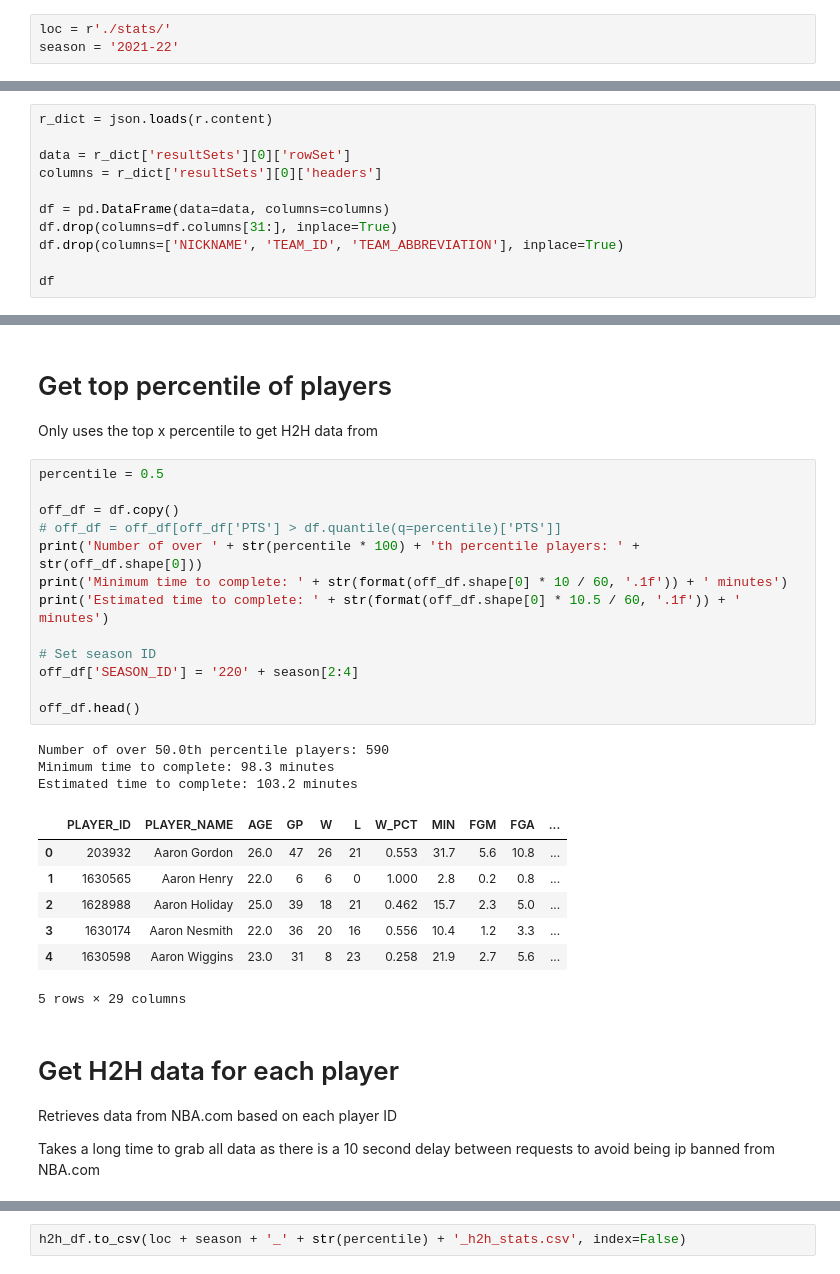
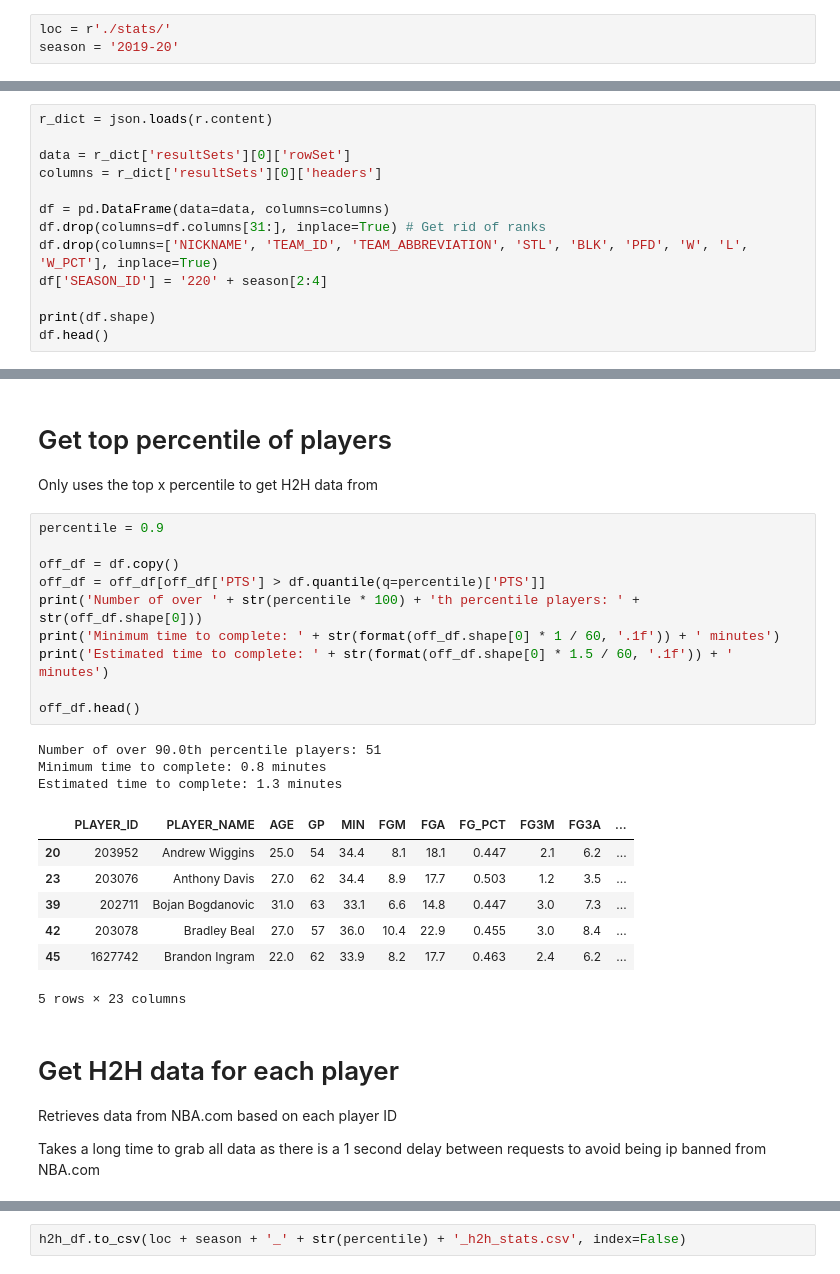
Before and after one commit to Darrick-Oliver/senior-project, a Jupyter notebook: Offensive Scraper.ipynb, the cells around one changed output, grey strips where cells are left out. Cells and saved outputs as stored; diff of their text form.

```diff
--- a/Offensive Scraper.ipynb
+++ b/Offensive Scraper.ipynb
@@ -6,7 +6,7 @@ import json
 import time
 # %%
 loc = r'./stats/'
-season = '2021-22'
+season = '2019-20'
 # %% [markdown]
 # Request offensive data from NBA API
 
@@ -29,8 +29,10 @@ data = r_dict['resultSets'][0]['rowSet']
 columns = r_dict['resultSets'][0]['headers']
 
 df = pd.DataFrame(data=data, columns=columns)
-df.drop(columns=df.columns[31:], inplace=True)
-df.drop(columns=['NICKNAME', 'TEAM_ID', 'TEAM_ABBREVIATION'], inplace=True)
+df.drop(columns=df.columns[31:], inplace=True) # Get rid of ranks
+df.drop(columns=['NICKNAME', 'TEAM_ID', 'TEAM_ABBREVIATION', 'STL', 'BLK', 'PFD', 'W', 'L', 'W_PCT'], inplace=True)
+df['SEASON_ID'] = '220' + season[2:4]
 
-df
+print(df.shape)
+df.head()
 # %% [output]
@@ -52,35 +49,32 @@ df
 
 Only uses the top x percentile to get H2H data from
 # %%
-percentile = 0.5
+percentile = 0.9
 
 off_df = df.copy()
-# off_df = off_df[off_df['PTS'] > df.quantile(q=percentile)['PTS']]
+off_df = off_df[off_df['PTS'] > df.quantile(q=percentile)['PTS']]
 print('Number of over ' + str(percentile * 100) + 'th percentile players: ' + str(off_df.shape[0]))
-print('Minimum time to complete: ' + str(format(off_df.shape[0] * 10 / 60, '.1f')) + ' minutes')
-print('Estimated time to complete: ' + str(format(off_df.shape[0] * 10.5 / 60, '.1f')) + ' minutes')
-
-# Set season ID
-off_df['SEASON_ID'] = '220' + season[2:4]
+print('Minimum time to complete: ' + str(format(off_df.shape[0] * 1 / 60, '.1f')) + ' minutes')
+print('Estimated time to complete: ' + str(format(off_df.shape[0] * 1.5 / 60, '.1f')) + ' minutes')
 
 off_df.head()
 # %% [output]
-Number of over 50.0th percentile players: 590
-Minimum time to complete: 98.3 minutes
-Estimated time to complete: 103.2 minutes
+Number of over 90.0th percentile players: 51
+Minimum time to complete: 0.8 minutes
+Estimated time to complete: 1.3 minutes
-|  | PLAYER_ID | PLAYER_NAME | AGE | GP | W | L | W_PCT | MIN | FGM | FGA | ... |
-| 0 | 203932 | Aaron Gordon | 26.0 | 47 | 26 | 21 | 0.553 | 31.7 | 5.6 | 10.8 | ... |
-| 1 | 1630565 | Aaron Henry | 22.0 | 6 | 6 | 0 | 1.000 | 2.8 | 0.2 | 0.8 | ... |
-| 2 | 1628988 | Aaron Holiday | 25.0 | 39 | 18 | 21 | 0.462 | 15.7 | 2.3 | 5.0 | ... |
-| 3 | 1630174 | Aaron Nesmith | 22.0 | 36 | 20 | 16 | 0.556 | 10.4 | 1.2 | 3.3 | ... |
-| 4 | 1630598 | Aaron Wiggins | 23.0 | 31 | 8 | 23 | 0.258 | 21.9 | 2.7 | 5.6 | ... |
+|  | PLAYER_ID | PLAYER_NAME | AGE | GP | MIN | FGM | FGA | FG_PCT | FG3M | FG3A | ... |
+| 20 | 203952 | Andrew Wiggins | 25.0 | 54 | 34.4 | 8.1 | 18.1 | 0.447 | 2.1 | 6.2 | ... |
+| 23 | 203076 | Anthony Davis | 27.0 | 62 | 34.4 | 8.9 | 17.7 | 0.503 | 1.2 | 3.5 | ... |
+| 39 | 202711 | Bojan Bogdanovic | 31.0 | 63 | 33.1 | 6.6 | 14.8 | 0.447 | 3.0 | 7.3 | ... |
+| 42 | 203078 | Bradley Beal | 27.0 | 57 | 36.0 | 10.4 | 22.9 | 0.455 | 3.0 | 8.4 | ... |
+| 45 | 1627742 | Brandon Ingram | 22.0 | 62 | 33.9 | 8.2 | 17.7 | 0.463 | 2.4 | 6.2 | ... |
-5 rows × 29 columns
+5 rows × 23 columns
 # %% [markdown]
 # Get H2H data for each player
 
 Retrieves data from NBA.com based on each player ID
 
-Takes a long time to grab all data as there is a 10 second delay between requests to avoid being ip banned from NBA.com
+Takes a long time to grab all data as there is a 1 second delay between requests to avoid being ip banned from NBA.com
 # %%
 h2h_df = None
 created = False
```
Also changed, not shown: parts of 7 cells of this notebook, 3 other files.
